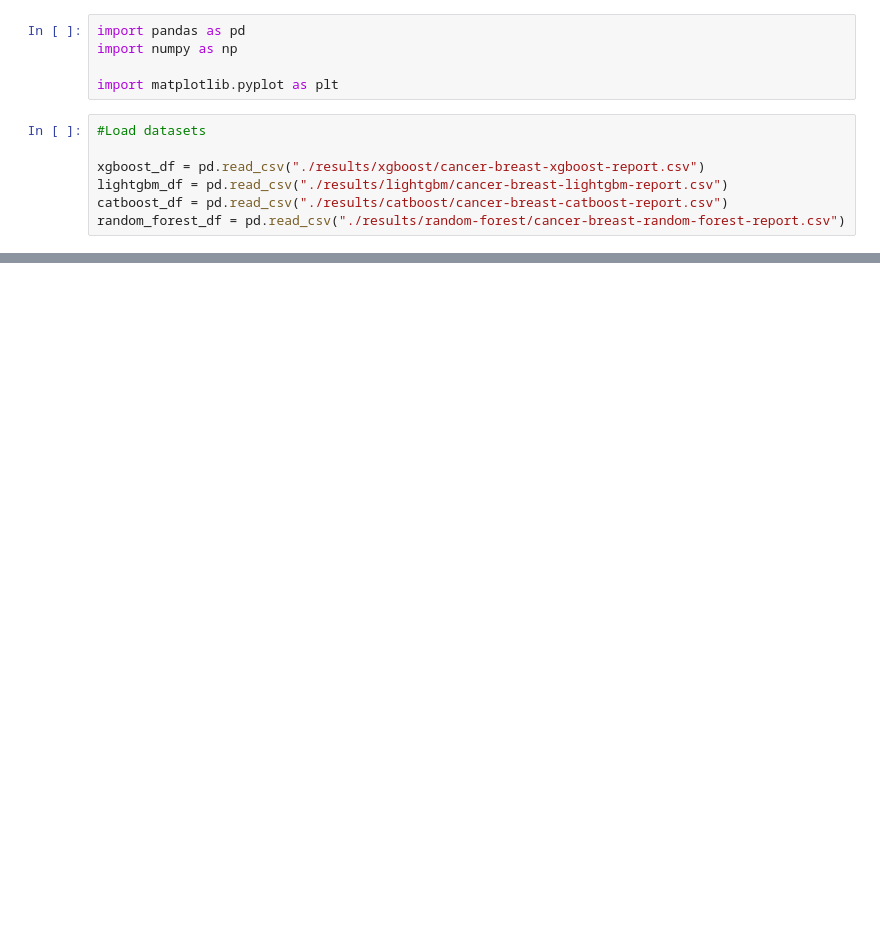
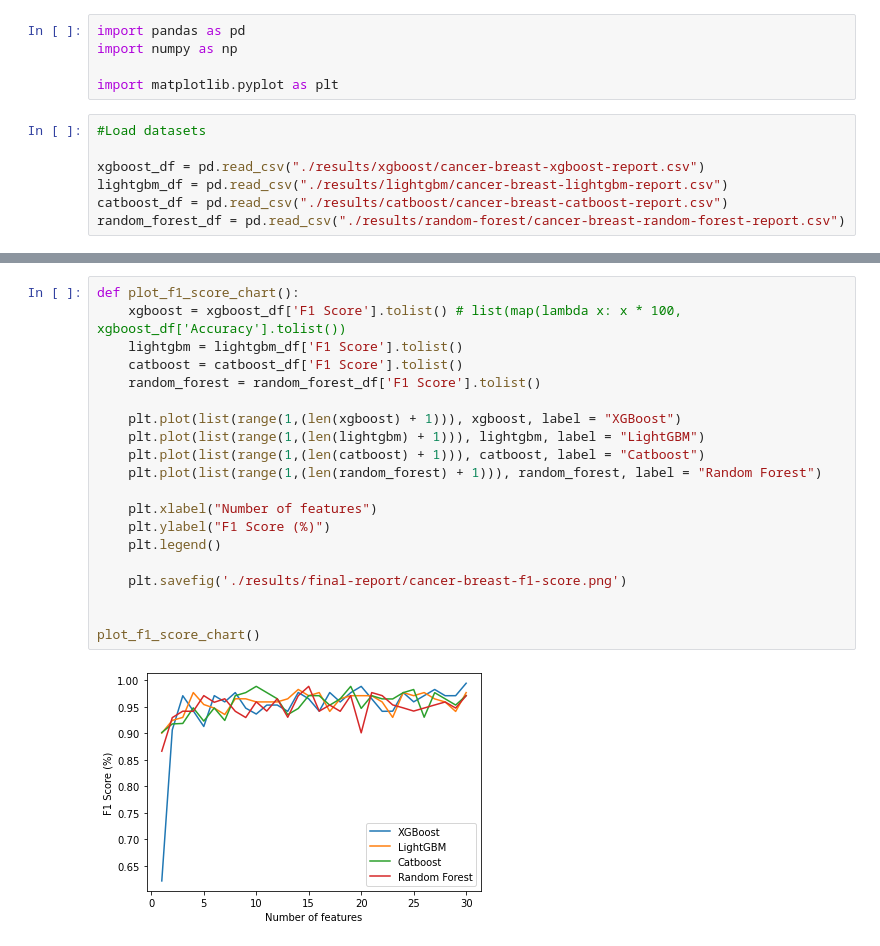
Before and after one commit to miguelpimentel/shap_feature_selection, a Jupyter notebook: cancer_breast/cancer-breast-experiment-report.ipynb, the cells around one changed output, grey strips where cells are left out. Saved outputs shown, nothing was run; the diff lists cells and outputs as text; blank space fills up the shorter version.

```diff
--- a/cancer_breast/cancer-breast-experiment-report.ipynb
+++ b/cancer_breast/cancer-breast-experiment-report.ipynb
@@ -35,3 +79,25 @@ plot_accuracy_chart()
+# %%
+def plot_f1_score_chart():
+    xgboost = xgboost_df['F1 Score'].tolist() # list(map(lambda x: x * 100, xgboost_df['Accuracy'].tolist())
+    lightgbm = lightgbm_df['F1 Score'].tolist()
+    catboost = catboost_df['F1 Score'].tolist()
+    random_forest = random_forest_df['F1 Score'].tolist()
+
+    plt.plot(list(range(1,(len(xgboost) + 1))), xgboost, label = "XGBoost")
+    plt.plot(list(range(1,(len(lightgbm) + 1))), lightgbm, label = "LightGBM")
+    plt.plot(list(range(1,(len(catboost) + 1))), catboost, label = "Catboost")
+    plt.plot(list(range(1,(len(random_forest) + 1))), random_forest, label = "Random Forest")
+
+    plt.xlabel("Number of features")
+    plt.ylabel("F1 Score (%)")
+    plt.legend()
+
+    plt.savefig('./results/final-report/cancer-breast-f1-score.png')
+
+
+plot_f1_score_chart()
+# %% [output]
+[figure, added]
 # %%
 def plot_training_time_chart():
     xgboost = xgboost_df['Training Time'].tolist() # list(map(lambda x: x * 100, xgboost_df['Accuracy'].tolist())
```
Also changed, not shown: parts of 6 cells of this notebook, 3 other files.
